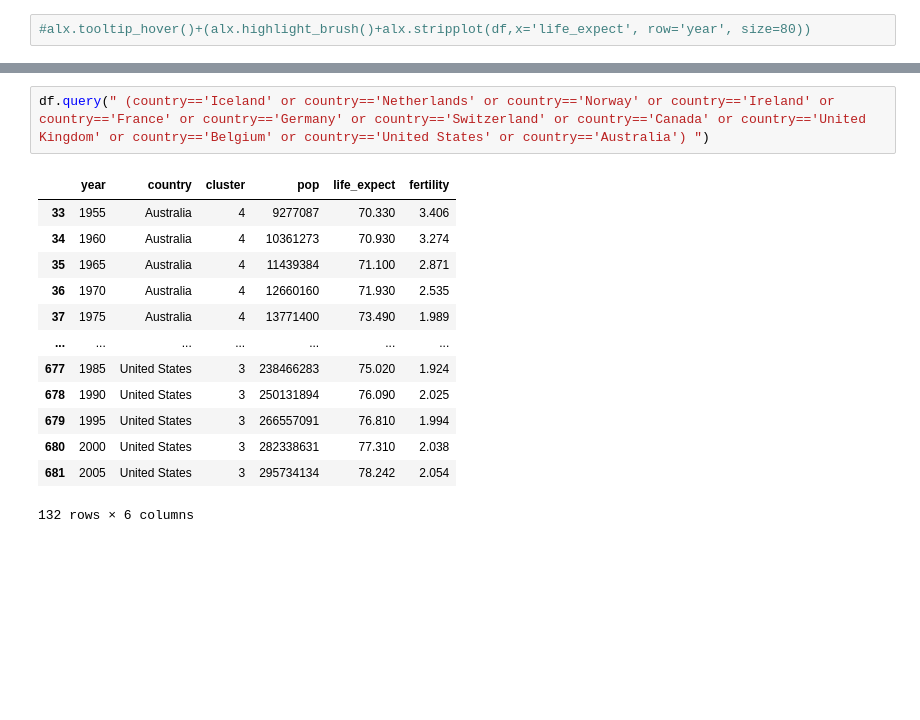
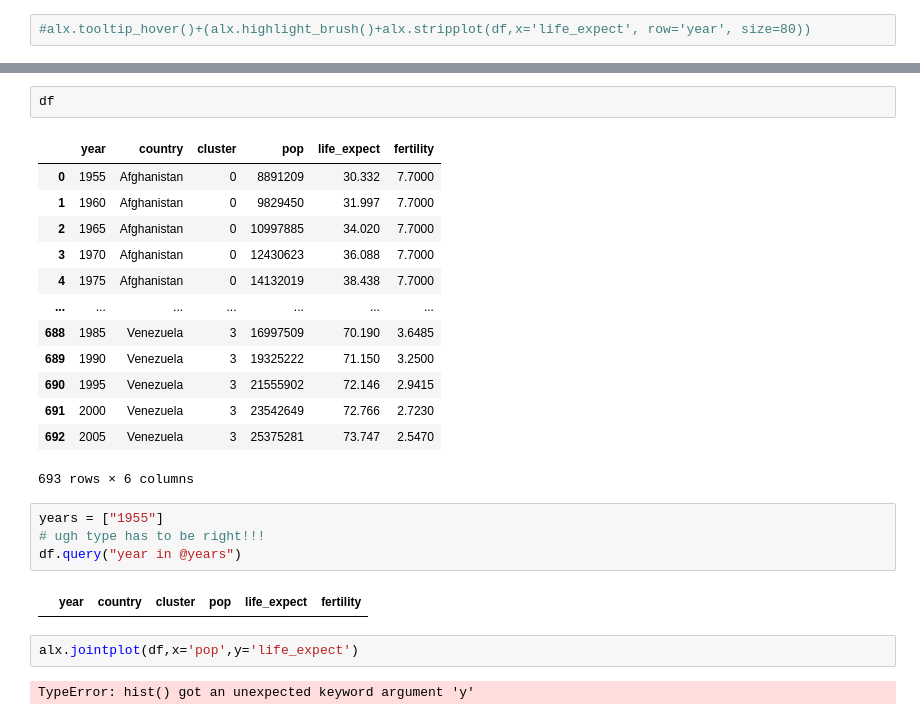
Before and after one commit to dwootton/Altair-Express, a Jupyter notebook: Untitled2.ipynb, the cells around one changed output, grey strips where cells are left out. Saved outputs shown, nothing was run; the diff lists cells and outputs as text; blank space fills up the shorter version.

```diff
--- a/Untitled2.ipynb
+++ b/Untitled2.ipynb
@@ -36,19 +41,29 @@ encoding Y({
 str count(country):Q count
 is agg y True
 [interactive output not drawn]
-# %%
-df.query(" (country=='Iceland' or country=='Netherlands' or country=='Norway' or country=='Ireland' or country=='France' or country=='Germany' or country=='Switzerland' or country=='Canada' or country=='United Kingdom' or country=='Belgium' or country=='United States' or country=='Australia') ")
-# %% [output]
-|  | year | country | cluster | pop | life_expect | fertility |
-| 33 | 1955 | Australia | 4 | 9277087 | 70.330 | 3.406 |
-| 34 | 1960 | Australia | 4 | 10361273 | 70.930 | 3.274 |
-| 35 | 1965 | Australia | 4 | 11439384 | 71.100 | 2.871 |
-| 36 | 1970 | Australia | 4 | 12660160 | 71.930 | 2.535 |
-| 37 | 1975 | Australia | 4 | 13771400 | 73.490 | 1.989 |
-| ... | ... | ... | ... | ... | ... | ... |
-| 677 | 1985 | United States | 3 | 238466283 | 75.020 | 1.924 |
-| 678 | 1990 | United States | 3 | 250131894 | 76.090 | 2.025 |
-| 679 | 1995 | United States | 3 | 266557091 | 76.810 | 1.994 |
-| 680 | 2000 | United States | 3 | 282338631 | 77.310 | 2.038 |
-| 681 | 2005 | United States | 3 | 295734134 | 78.242 | 2.054 |
-132 rows × 6 columns
+# %%
+df
+# %% [output]
+|  | year | country | cluster | pop | life_expect | fertility |
+| 0 | 1955 | Afghanistan | 0 | 8891209 | 30.332 | 7.7000 |
+| 1 | 1960 | Afghanistan | 0 | 9829450 | 31.997 | 7.7000 |
+| 2 | 1965 | Afghanistan | 0 | 10997885 | 34.020 | 7.7000 |
+| 3 | 1970 | Afghanistan | 0 | 12430623 | 36.088 | 7.7000 |
+| 4 | 1975 | Afghanistan | 0 | 14132019 | 38.438 | 7.7000 |
+| ... | ... | ... | ... | ... | ... | ... |
+| 688 | 1985 | Venezuela | 3 | 16997509 | 70.190 | 3.6485 |
+| 689 | 1990 | Venezuela | 3 | 19325222 | 71.150 | 3.2500 |
+| 690 | 1995 | Venezuela | 3 | 21555902 | 72.146 | 2.9415 |
+| 691 | 2000 | Venezuela | 3 | 23542649 | 72.766 | 2.7230 |
+| 692 | 2005 | Venezuela | 3 | 25375281 | 73.747 | 2.5470 |
+693 rows × 6 columns
+# %%
+years = ["1955"]
+# ugh type has to be right!!!
+df.query("year in @years")
+# %% [output]
+|  | year | country | cluster | pop | life_expect | fertility |
+# %%
+alx.jointplot(df,x='pop',y='life_expect')
+# %% [output]
+TypeError: hist() got an unexpected keyword argument 'y'
```
Also changed, not shown: parts of 2 cells of this notebook, 5 other files.
